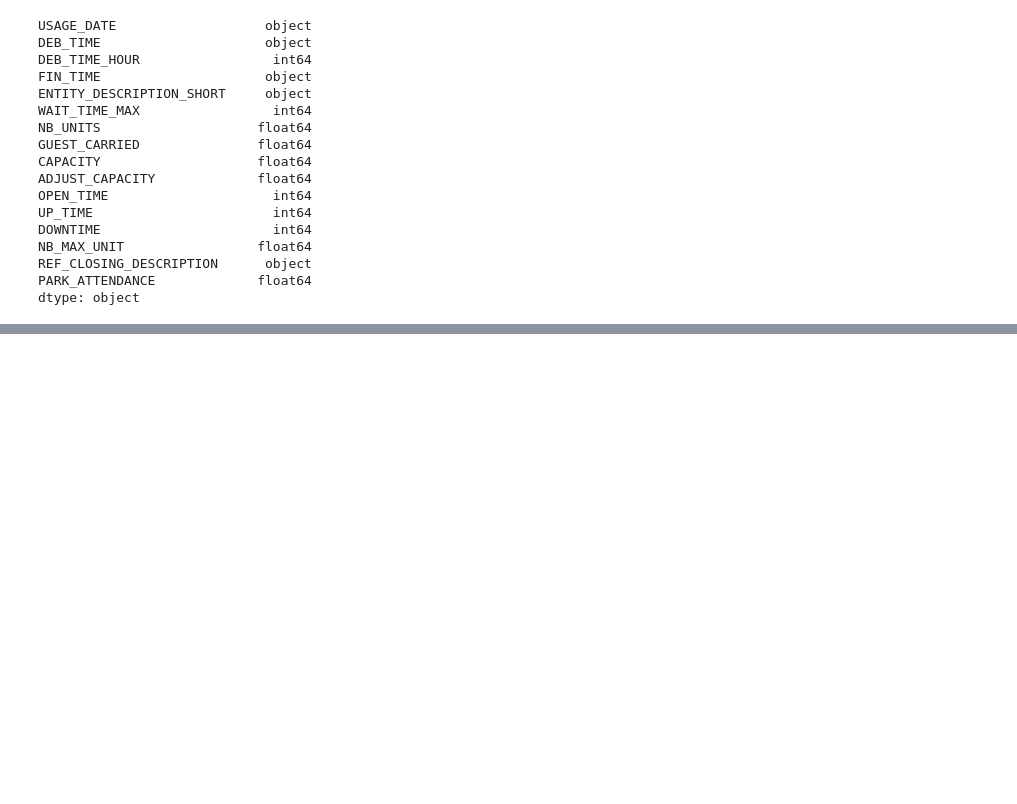
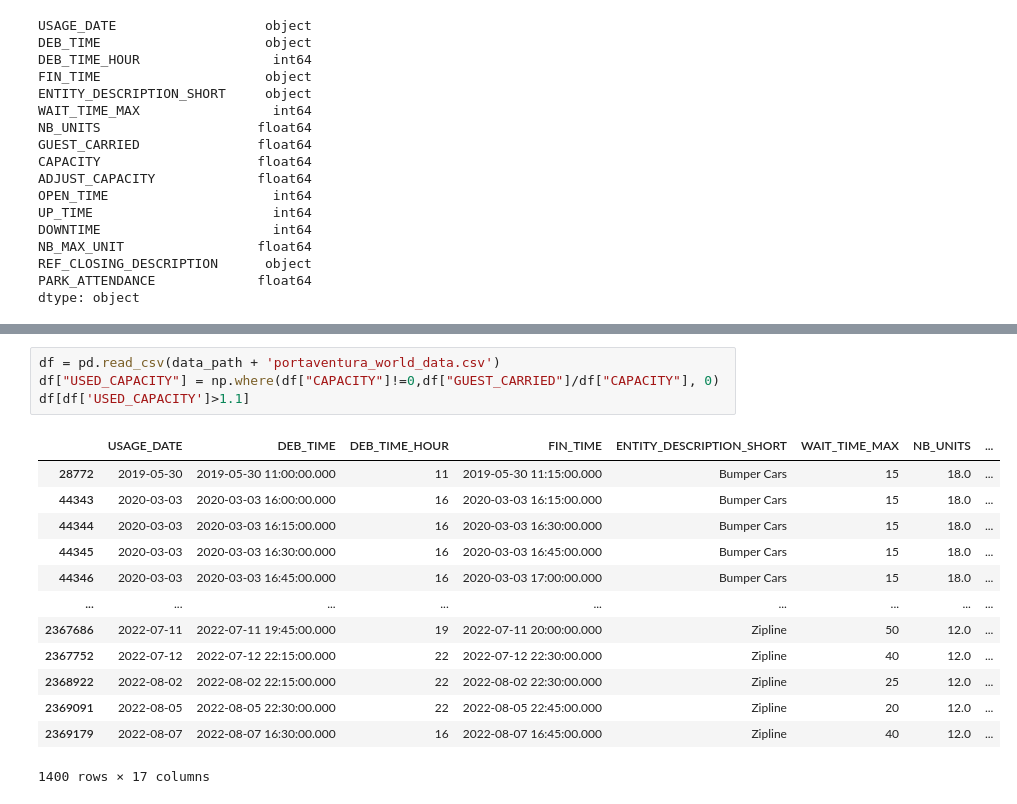
Before and after one commit to AdeStAff/endless_line, a Jupyter notebook: notebooks/Augustin/EDA.ipynb, the cells around one changed output, grey strips where cells are left out. Drawn from its saved outputs; the diff is of its cells as text; blank space fills up the shorter version.

```diff
--- a/notebooks/Augustin/EDA.ipynb
+++ b/notebooks/Augustin/EDA.ipynb
@@ -547,0 +574,18 @@ dtype: object
+# %%
+df = pd.read_csv(data_path + 'portaventura_world_data.csv')
+df["USED_CAPACITY"] = np.where(df["CAPACITY"]!=0,df["GUEST_CARRIED"]/df["CAPACITY"], 0)
+df[df['USED_CAPACITY']>1.1]
+# %% [output]
+|  | USAGE_DATE | DEB_TIME | DEB_TIME_HOUR | FIN_TIME | ENTITY_DESCRIPTION_SHORT | WAIT_TIME_MAX | NB_UNITS | ... |
+| 28772 | 2019-05-30 | 2019-05-30 11:00:00.000 | 11 | 2019-05-30 11:15:00.000 | Bumper Cars | 15 | 18.0 | ... |
+| 44343 | 2020-03-03 | 2020-03-03 16:00:00.000 | 16 | 2020-03-03 16:15:00.000 | Bumper Cars | 15 | 18.0 | ... |
+| 44344 | 2020-03-03 | 2020-03-03 16:15:00.000 | 16 | 2020-03-03 16:30:00.000 | Bumper Cars | 15 | 18.0 | ... |
+| 44345 | 2020-03-03 | 2020-03-03 16:30:00.000 | 16 | 2020-03-03 16:45:00.000 | Bumper Cars | 15 | 18.0 | ... |
+| 44346 | 2020-03-03 | 2020-03-03 16:45:00.000 | 16 | 2020-03-03 17:00:00.000 | Bumper Cars | 15 | 18.0 | ... |
+| ... | ... | ... | ... | ... | ... | ... | ... | ... |
+| 2367686 | 2022-07-11 | 2022-07-11 19:45:00.000 | 19 | 2022-07-11 20:00:00.000 | Zipline | 50 | 12.0 | ... |
+| 2367752 | 2022-07-12 | 2022-07-12 22:15:00.000 | 22 | 2022-07-12 22:30:00.000 | Zipline | 40 | 12.0 | ... |
+| 2368922 | 2022-08-02 | 2022-08-02 22:15:00.000 | 22 | 2022-08-02 22:30:00.000 | Zipline | 25 | 12.0 | ... |
+| 2369091 | 2022-08-05 | 2022-08-05 22:30:00.000 | 22 | 2022-08-05 22:45:00.000 | Zipline | 20 | 12.0 | ... |
+| 2369179 | 2022-08-07 | 2022-08-07 16:30:00.000 | 16 | 2022-08-07 16:45:00.000 | Zipline | 40 | 12.0 | ... |
+1400 rows × 17 columns
```
Also changed, not shown: parts of 11 cells of this notebook, 2 other files.
